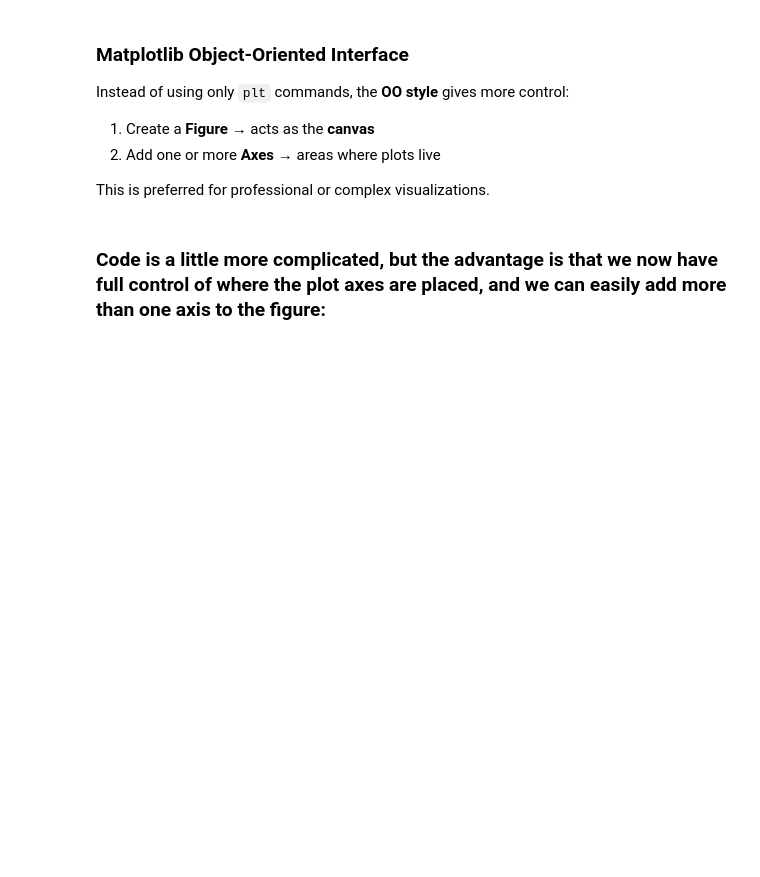
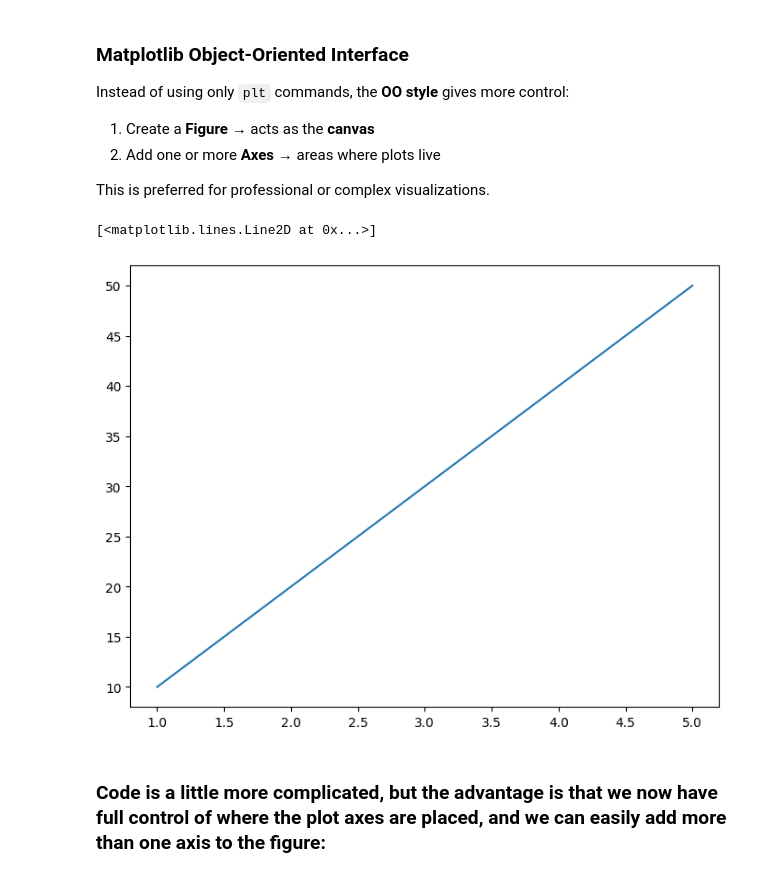
Before and after one commit to ayankhan434/DATA-SCIENCE, a Jupyter notebook: Matplotlib_class1.ipynb, the cells around one changed output. Cells and saved outputs as stored; diff of their text form; code cells hidden in the pictures; blank space fills up the shorter version.

```diff
--- a/Matplotlib_class1.ipynb
+++ b/Matplotlib_class1.ipynb
@@ -104,6 +117,18 @@ Instead of using only `plt` commands, the **OO style** gives more control:
 2. Add one or more **Axes** → areas where plots live
 
 This is preferred for professional or complex visualizations.
+# %%
+x=[1,2,3,4,5]
+y=[10,20,30,40,50]
+z=[11,25,67,79,89]
+
+fig=plt.figure(figsize=(8,6))
+
+ax=fig.add_axes([0.1,0.1,0.8,0.8])
+ax.plot(x,y)
+# %% [output]
+[<matplotlib.lines.Line2D at 0x...>]
+[figure, added]
 # %% [markdown]
 ### Code is a little more complicated, but the advantage is that we now have full control of where the plot axes are placed, and we can easily add more than one axis to the figure:
 # %% [markdown]
```
Also changed, not shown: parts of 5 cells of this notebook.
